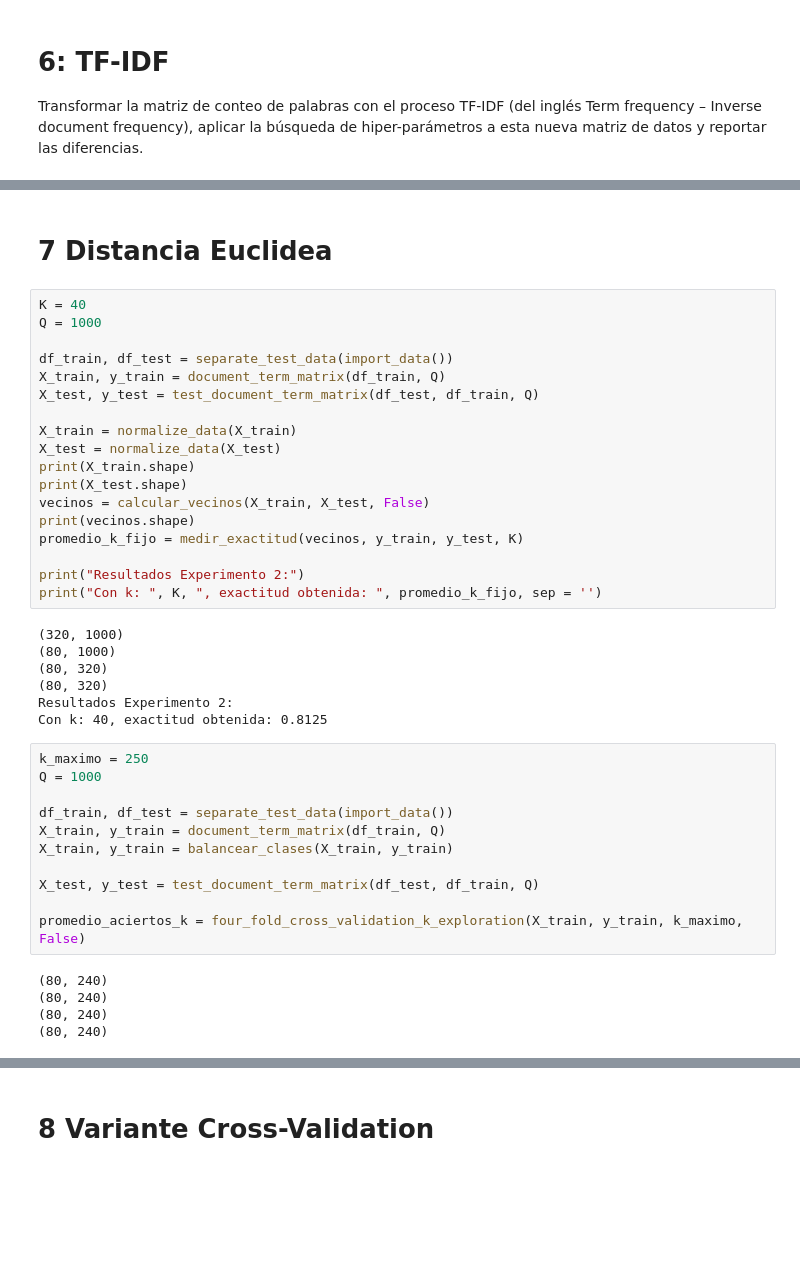
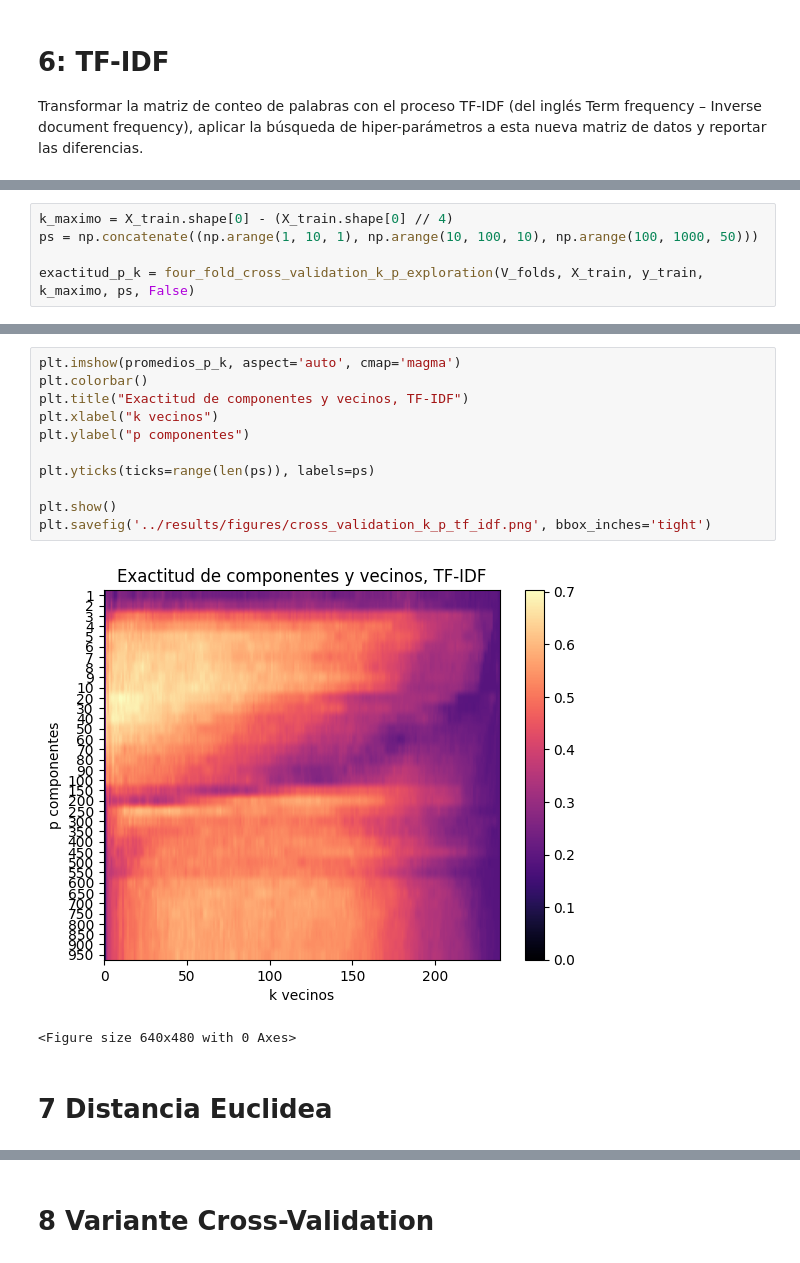
Before and after one commit to MarcosAtt/film-genre-classifier, a Jupyter notebook: notebooks/experimentos.ipynb, the cells around one changed output, grey strips where cells are left out. Drawn from its saved outputs; the diff is of its cells as text; blank space fills up the shorter version.

```diff
--- a/notebooks/experimentos.ipynb
+++ b/notebooks/experimentos.ipynb
@@ -313,0 +292,5 @@ plt.savefig('../results/figures/exploracion_param_k_zoom.png', bbox_inches='tigh
+# %%
+k_maximo = X_train.shape[0] - (X_train.shape[0] // 4)
+ps = np.concatenate((np.arange(1, 10, 1), np.arange(10, 100, 10), np.arange(100, 1000, 50)))
+
+exactitud_p_k = four_fold_cross_validation_k_p_exploration(V_folds, X_train, y_train, k_maximo, ps, False)
@@ -314,43 +307,16 @@ plt.savefig('../results/figures/exploracion_param_k_zoom.png', bbox_inches='tigh
+# %%
+plt.imshow(promedios_p_k, aspect='auto', cmap='magma')
+plt.colorbar()
+plt.title("Exactitud de componentes y vecinos, TF-IDF")
+plt.xlabel("k vecinos")
+plt.ylabel("p componentes")
+
+plt.yticks(ticks=range(len(ps)), labels=ps)
+
+plt.show()
+plt.savefig('../results/figures/cross_validation_k_p_tf_idf.png', bbox_inches='tight')
+# %% [output]
+[figure, added]
+<Figure size 640x480 with 0 Axes>
 # %% [markdown]
 # 7 Distancia Euclidea
-# %%
-K = 40
-Q = 1000
-
-df_train, df_test = separate_test_data(import_data())
-X_train, y_train = document_term_matrix(df_train, Q)
-X_test, y_test = test_document_term_matrix(df_test, df_train, Q)
-
-X_train = normalize_data(X_train)
-X_test = normalize_data(X_test)
-print(X_train.shape)
-print(X_test.shape)
-vecinos = calcular_vecinos(X_train, X_test, False)
-print(vecinos.shape)
-promedio_k_fijo = medir_exactitud(vecinos, y_train, y_test, K)
-
-print("Resultados Experimento 2:")
-print("Con k: ", K, ", exactitud obtenida: ", promedio_k_fijo, sep = '')
-# %% [output]
-(320, 1000)
-(80, 1000)
-(80, 320)
-(80, 320)
-Resultados Experimento 2:
-Con k: 40, exactitud obtenida: 0.8125
-# %%
-k_maximo = 250
-Q = 1000
-
-df_train, df_test = separate_test_data(import_data())
-X_train, y_train = document_term_matrix(df_train, Q)
-X_train, y_train = balancear_clases(X_train, y_train)
-
-X_test, y_test = test_document_term_matrix(df_test, df_train, Q)
-
-promedio_aciertos_k = four_fold_cross_validation_k_exploration(X_train, y_train, k_maximo, False)
-# %% [output]
-(80, 240)
-(80, 240)
-(80, 240)
-(80, 240)
```
Also changed, not shown: parts of 43 cells of this notebook, 1 other file.
